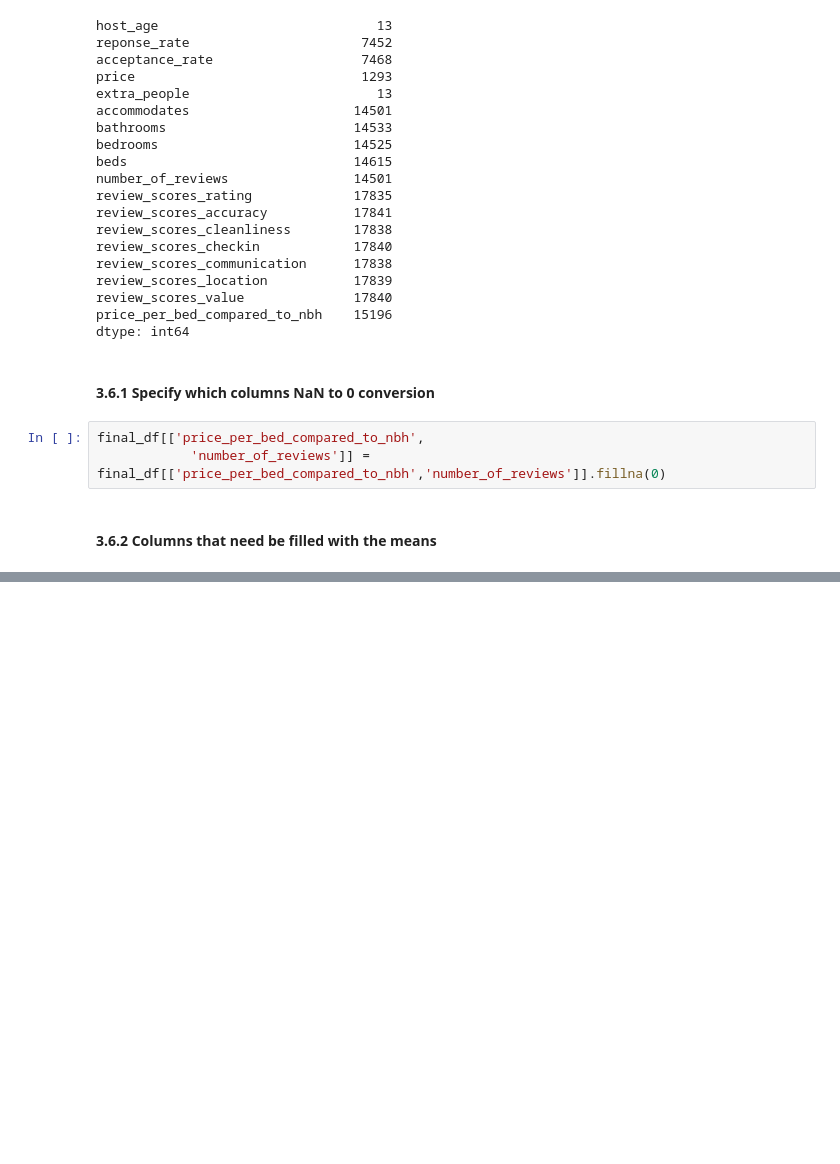
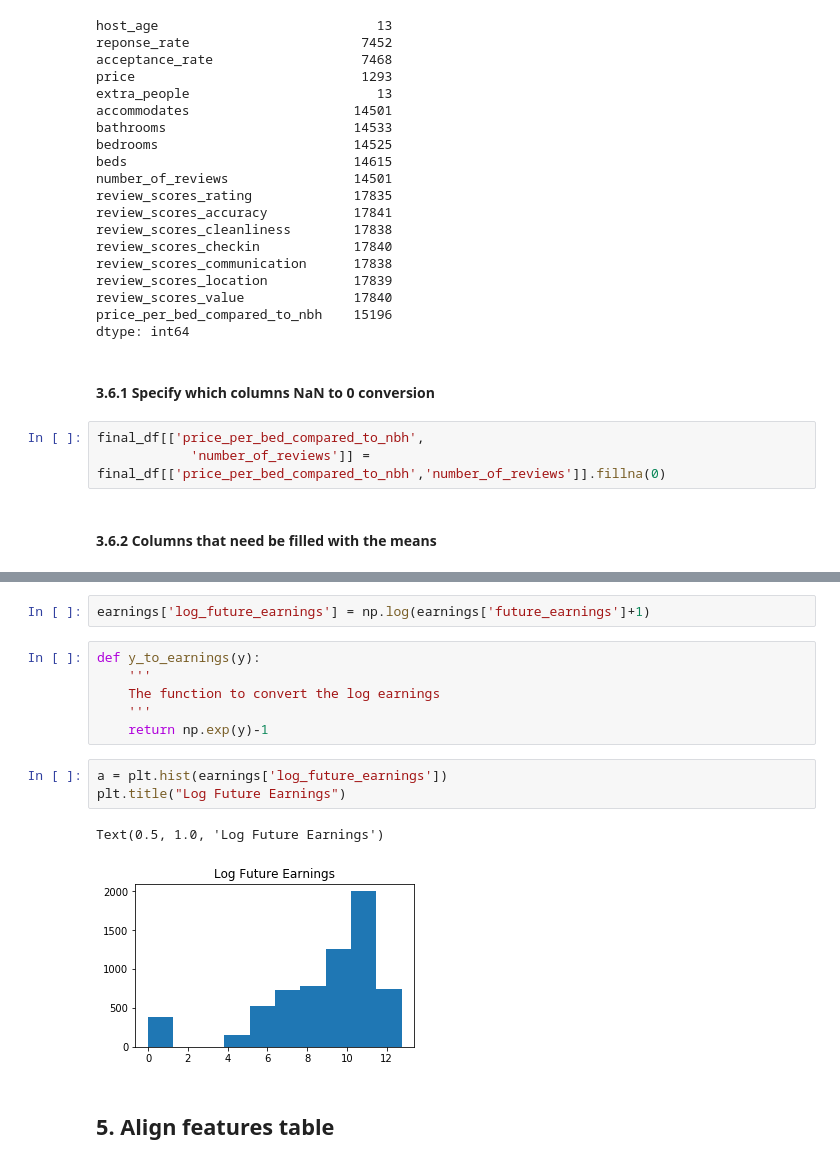
Before and after one commit to emmaolof/Airbnb-Deep-Dive, a Jupyter notebook: airbnb_appliedML.ipynb, the cells around one changed output, grey strips where cells are left out. Cells and saved outputs as stored; diff of their text form; blank space fills up the shorter version.

```diff
--- a/airbnb_appliedML.ipynb
+++ b/airbnb_appliedML.ipynb
@@ -271,0 +368,16 @@ SyntaxError: unexpected EOF while parsing (<ipython-input-103-1581de8aa69c>, lin
+# %%
+earnings['log_future_earnings'] = np.log(earnings['future_earnings']+1)
+# %%
+def y_to_earnings(y):
+    '''
+    The function to convert the log earnings
+    '''
+    return np.exp(y)-1
+# %%
+a = plt.hist(earnings['log_future_earnings'])
+plt.title("Log Future Earnings")
+# %% [output]
+Text(0.5, 1.0, 'Log Future Earnings')
+[figure, added]
+# %% [markdown]
+## 5. Align features table
```
Also changed, not shown: parts of 25 cells of this notebook, 10 other files.
